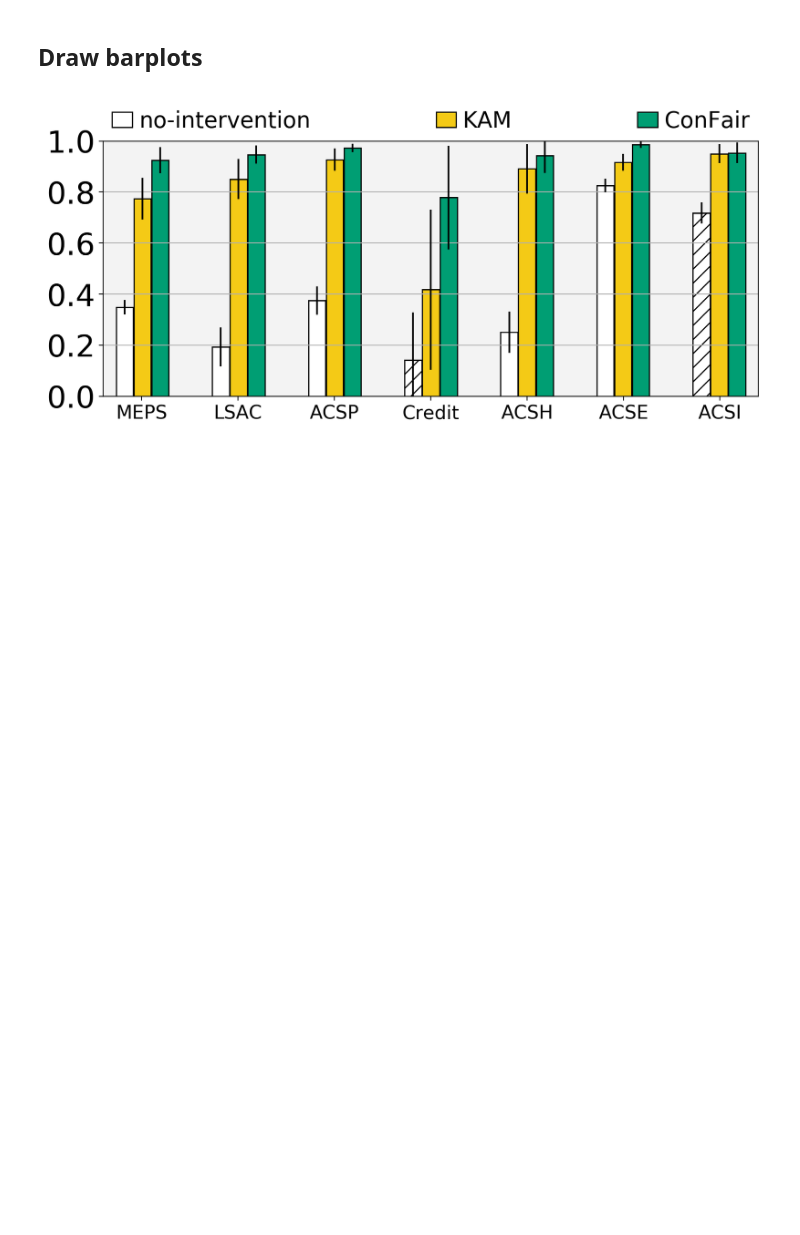
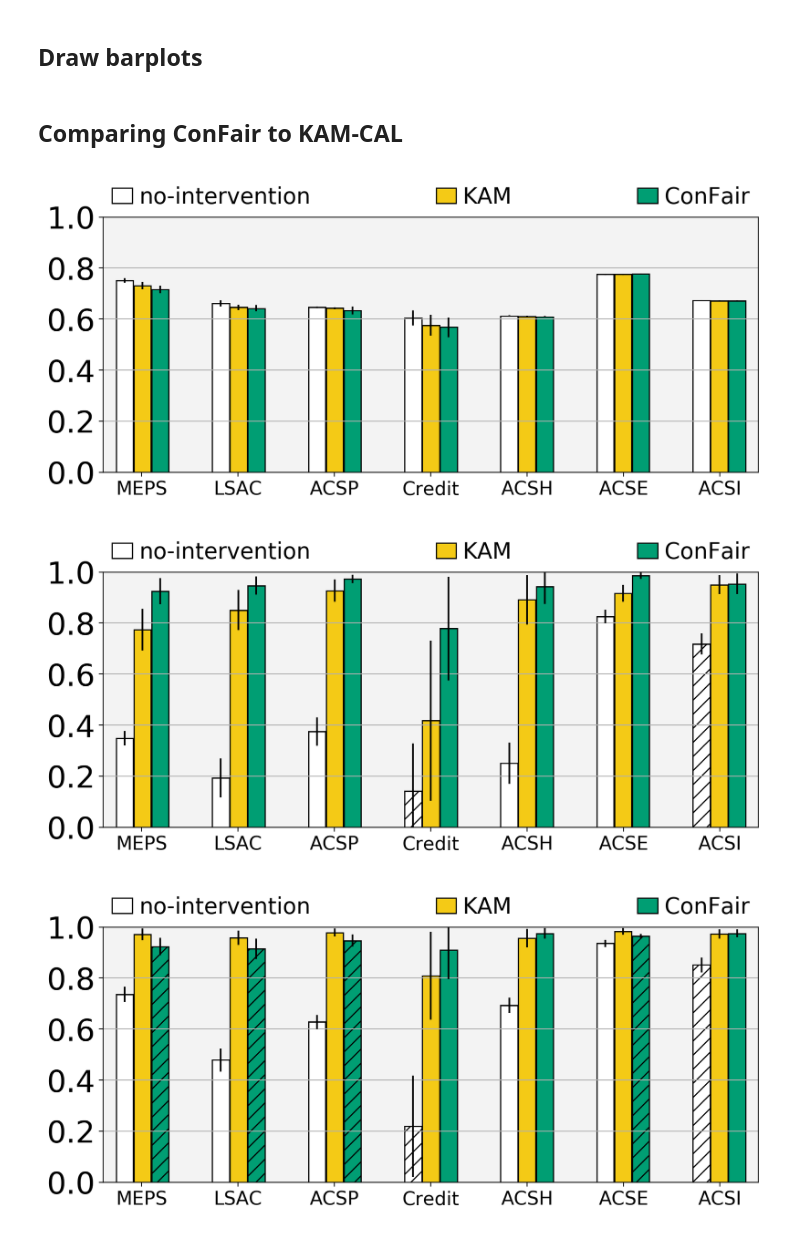
Before and after one commit to DataProfilor/ConFair, a Jupyter notebook: notebooks/Vis_ConFair_Others.ipynb, the cells around one changed output. Saved outputs shown, nothing was run; the diff lists cells and outputs as text; code cells hidden in the pictures; blank space fills up the shorter version.

```diff
--- a/notebooks/Vis_ConFair_Others.ipynb
+++ b/notebooks/Vis_ConFair_Others.ipynb
@@ -56,14 +58,15 @@ models = ['LR', 'TR']
 
 datasets = ['meps16', 'lsac', 'ACSP', 'credit', 'ACSE', 'ACSH', 'ACSI']
 # %%
-eval_suffix = 'res'
-eval_file = 'scc_datasets{}_n{}{}.csv'.format(len(datasets), len(seeds), eval_suffix)
+eval_file = 'confair-eval.csv'
+
 if os.path.exists(eval_path+eval_file):
     eval_df = pd.read_csv(eval_path+eval_file)
     print('Read evaluation results at {}'.format(eval_path+eval_file))
 else:
     eval_df = pd.DataFrame()
     for data_name in datasets:
+        # assuming the res-X.csv generated by running "exec_confair.zsh"
         cur_eval_df = pd.read_csv('{}res-{}.csv'.format(eval_path, data_name))
         cur_eval_df['norm_value'] = cur_eval_df[['metric', 'value']].apply(lambda x: normalize_fairness_measures(x), axis=1)
         cur_eval_df['norm_flag'] = cur_eval_df[['metric', 'value']].apply(lambda x: add_vis_flag(x), axis=1)
@@ -196,44 +198,46 @@ def bar_plots(df, output_name, vis_datasets, vis_metric, vis_settings, group_inp
 # %%
 plot_path = repo_dir+ 'intermediate/plots/baseline/'
 make_folder(plot_path)
+# %% [markdown]
+## Comparing ConFair to KAM-CAL
 # %%
-# compare ConFair to KAM
-eval_suffix = 'base'
+eval_suffix = 'ConFair-KAM'
 
-# new order of datasets
+# new order of datasets in visualization
 exp_datasets = ['meps16', 'lsac', 'ACSP', 'credit', 'ACSH', 'ACSE', 'ACSI']
 exp_ticks = ['MEPS', 'LSAC', 'ACSP', 'Credit', 'ACSH', 'ACSE', 'ACSI']
 
 
-scc_settings = ['ORIG', 'KAM-ONE', 'SCC-KAM']
-scc_legends = ['no-intervention', 'KAM', 'ConFair']
+fair_settings = ['ORIG', 'KAM-ONE', 'SCC-KAM']
+fair_legends = ['no-intervention', 'KAM', 'ConFair']
 
 color_map = {'ORIG': {'face':'#ffffff', 'filling':'black'},
              'MCC-MIN-NOOPT': {'face':'#2b4a96', 'filling':'white'},
              'MCC-MIN': {'face':'#7ca1cc', 'filling':'black'},
              'SCC-KAM-NOOPT': {'face':'#004d38', 'filling':'white'},
              'SCC-KAM': {'face':'#009e73', 'filling':'black'},
              'SEP': {'face':'#fffacd', 'filling':'black'},
              'MCC-W2': {'face':'#7ca1cc', 'filling':'black'},
              'KAM-ONE': {'face':'#f4ca16', 'filling':'black'}
-
             }
 
-eval_metrics = ['BalAcc', 'DI', 'AvgOddsDiff', 'EQDiff', 'FPRDiff', 'FNRDiff', 'ERRDiff'][1:2]
+eval_metrics = ['BalAcc', 'DI', 'AvgOddsDiff', 'EQDiff', 'FPRDiff', 'FNRDiff', 'ERRDiff'][:3]
 
 
 
 x_tick_set = 4.5
-for model_name in models[:1]:
+for model_name in models:
 
     vis_df = eval_df.query('model=="{}"'.format(model_name))
 
     for exp_metric in eval_metrics:
-        output_name = '{}{}-{}-{}-{}.png'.format(plot_path, model_name, 'scc', exp_metric, eval_suffix)
-        bar_plots(vis_df, output_name, exp_datasets, exp_metric, scc_settings, group_input='all',
+        output_name = '{}{}-{}-{}.png'.format(plot_path, model_name, eval_suffix, exp_metric)
+        bar_plots(vis_df, output_name, exp_datasets, exp_metric, fair_settings, group_input='all',
                   x_ticks=exp_ticks, color_map=color_map,
-                  legend_names=scc_legends, x_tick_offset=x_tick_set,
-                  legend_col=len(scc_settings),
-                  save_to_disc=False)
+                  legend_names=fair_legends, x_tick_offset=x_tick_set,
+                  legend_col=len(fair_settings),
+                  save_to_disc=True)
 # %% [output]
-[figure, old version]
+[figure, new version]
+[figure, added]
+[figure, added]
```
Also changed, not shown: parts of 8 cells of this notebook, 23 other files.
